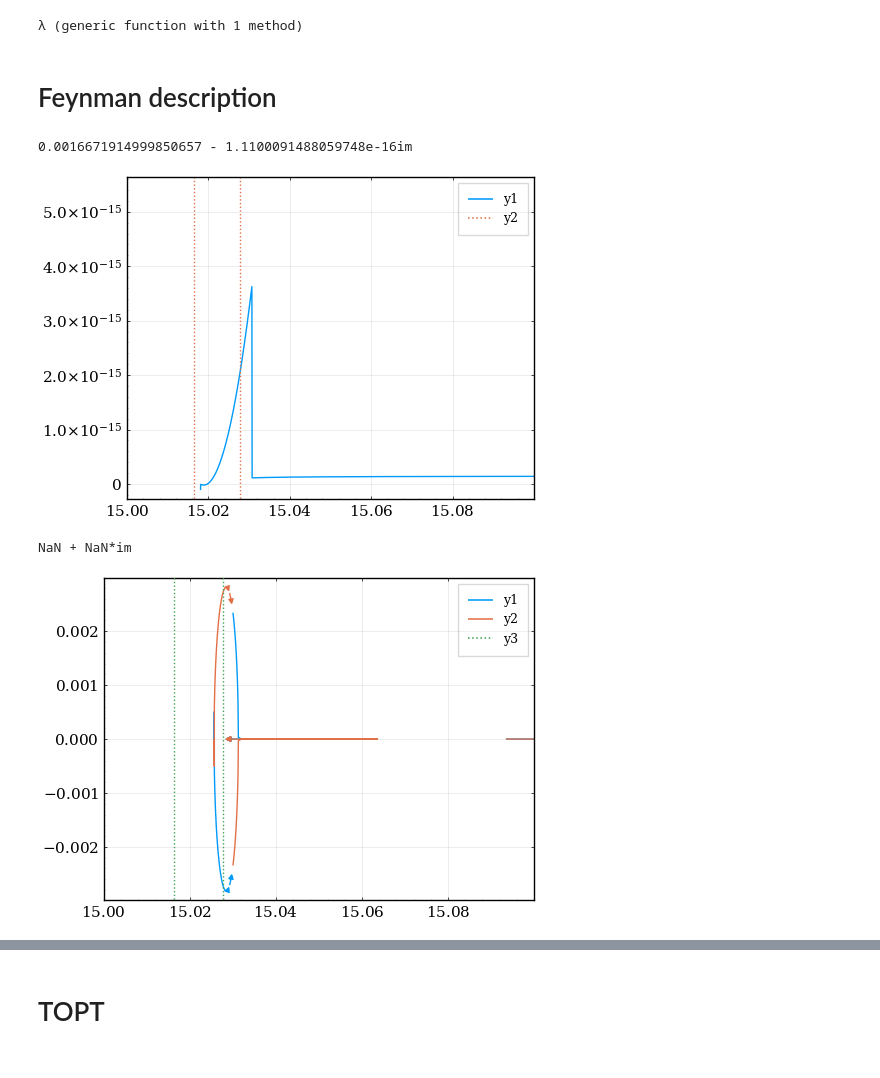
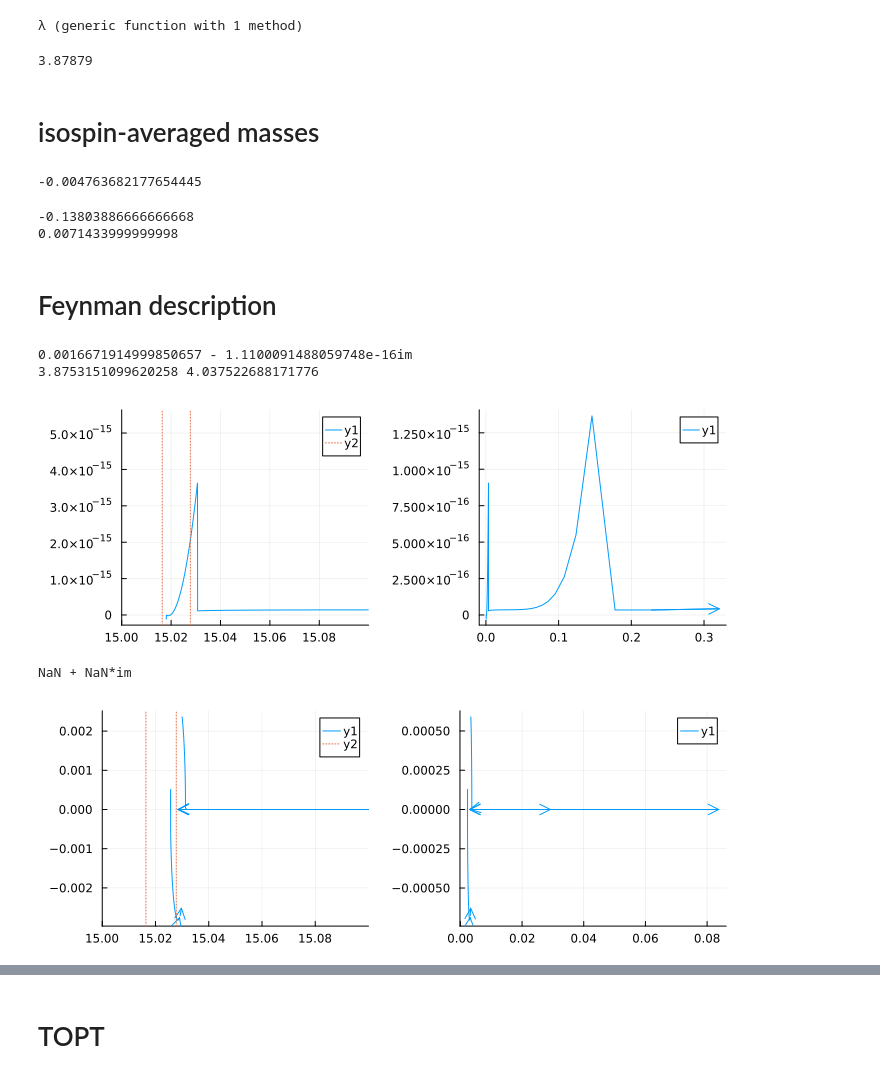
Before and after one commit to linqiu15/Tcc, a Jupyter notebook: u_channel_cuts/Tcc_survey.ipynb, the cells around one changed output, grey strips where cells are left out. Cells and saved outputs as stored; diff of their text form; code cells hidden in the pictures.

```diff
--- a/u_channel_cuts/Tcc_survey.ipynb
+++ b/u_channel_cuts/Tcc_survey.ipynb
@@ -30,35 +28,60 @@ mDsn-mDc-mπc|>println
 λ(x,y,z)=x^2+y^2+z^2-2*x*y-2*x*z-2*y*z
 # %% [output]
 λ (generic function with 1 method)
+# %%
+mDc+mDc+mπc|>println
+# %% [output]
+3.87879
+# %% [markdown]
+# isospin-averaged masses
+# %%
+mD=(mDsn+mDsc)/2;
+mπ=(2*mπc+mπn)/3;
+mDs=(mDsc+mDsn)/2;
+println(-(mπ^2-(mDs-mD)^2)/4)
+# %% [output]
+-0.004763682177654445
+# %%
+mDs-mD-mπ|>println
+mDsn-mDn-mπn|>println
+# %% [output]
+-0.13803886666666668
+0.0071433999999998
 # %% [markdown]
 # Feynman description
 # %%
 let
     m1,m2,m3,m4=mDn,mDsc,mDn,mDsc
     mπ=mπc
     function func(x;z=0.0)
         s=x[1]+im*x[2]
         psq1,psq2=λ(s,m3^2,m4^2)/(4*s),λ(s,m1^2,m2^2)/(4*s)
         tmp=sqrt(λ(s,m3^2,m4^2)*λ(s,m1^2,m2^2)+im*eps())/(2*s)
         res=(m4^2-m3^2-m1^2+m2^2)^2/(4*s)-psq1-psq2+tmp*z-mπ^2
         reim(res)
     end
 
     function s_root(z)
         _sol=nlsolve(x->func(x;z=z),[(m1+m2)^2,0.0])
         _sol.residual_norm < 1e-8 ? complex(_sol.zero[1], _sol.zero[2]) : NaN+1im*NaN
     end
 
     s_root(-1)-(m1+m2)^2|>println
 
     zv=collect(-1:0.001:1.0)
     cv=s_root.(zv)
-    plot(real.(cv),imag.(cv),arrow=true,xlims=(15,15.1))
+    println(sqrt(minimum(real.(cv)))," ",sqrt(maximum(real.(cv))))
+    psq_v=λ.(cv,m1^2,m2^2)./(4*cv)
+    plt1=plot(real.(cv),imag.(cv),arrow=true,xlims=(15,15.1))
     vline!([(mDn+mDsc)^2,(mDc+mDsn)^2],ls=:dot)
+    plt2=plot(real.(psq_v),imag.(psq_v),arrow=true)
+
+    plot(plt1,plt2,layout=(1,2),size=(700,250))
 end
 # %% [output]
 0.0016671914999850657 - 1.1100091488059748e-16im
+3.8753151099620258 4.037522688171776
-[figure, old version]
+[figure, new version]
 # %%
 let
     m1,m2,m3,m4=mDn,mDsc,mDc,mDsn
@@ -92,16 +115,21 @@ let
 
     s_root(-1)-(m1+m2)^2|>println
 
-    zv=collect(-1:0.002:1.0)
+    zv=collect(-1:0.001:1.0)
     cv=s_root.(zv)
     cv_conj=s_root_conj.(zv)
-    plot(real.(cv),imag.(cv),arrow=true,xlims=(15,15.1))
-    plot!(real.(cv_conj),imag.(cv_conj),arrow=true,xlims=(15,15.1))
+    psq_v=λ.(cv,m1^2,m2^2)./(4*cv)
+    plt1=plot(real.(cv),imag.(cv),arrow=true,xlims=(15,15.1))
+    # plot!(real.(cv_conj),imag.(cv_conj),arrow=true,xlims=(15,15.1))
     vline!([(mDn+mDsc)^2,(mDc+mDsn)^2],ls=:dot)
+
+    plt2=plot(real.(psq_v),imag.(psq_v),arrow=true)
+
+    plot(plt1,plt2,layout=(1,2),size=(700,250))
 end
 # %% [output]
 NaN + NaN*im
-[figure, old version]
+[figure, new version]
 # %%
 let
     m1,m2,m3,m4=mDc,mDsn,mDc,mDsn
```
Also changed, not shown: parts of 4 cells of this notebook.
